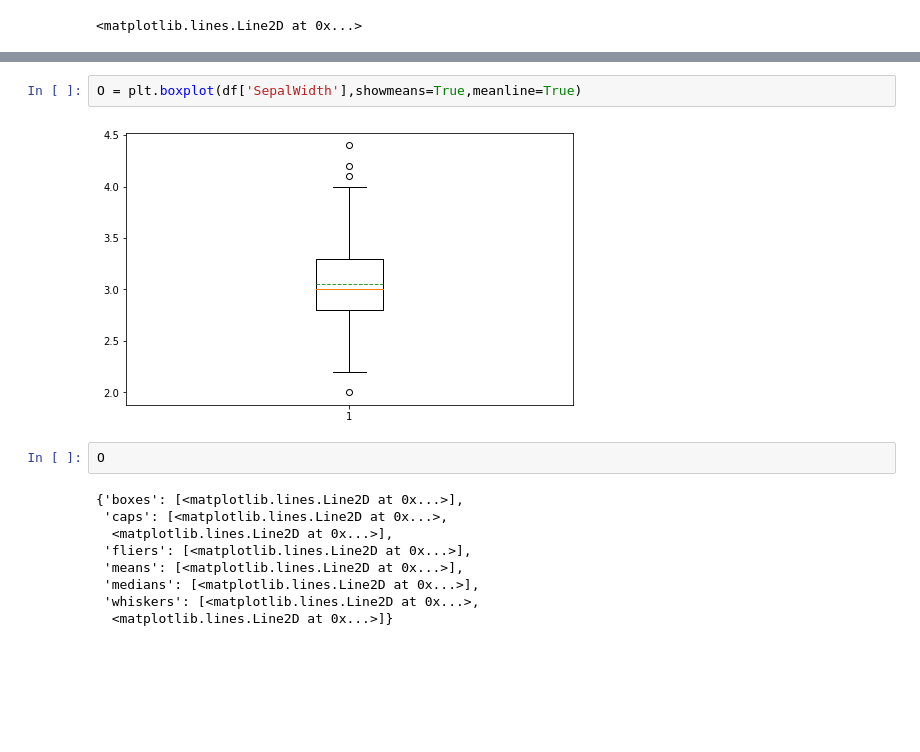
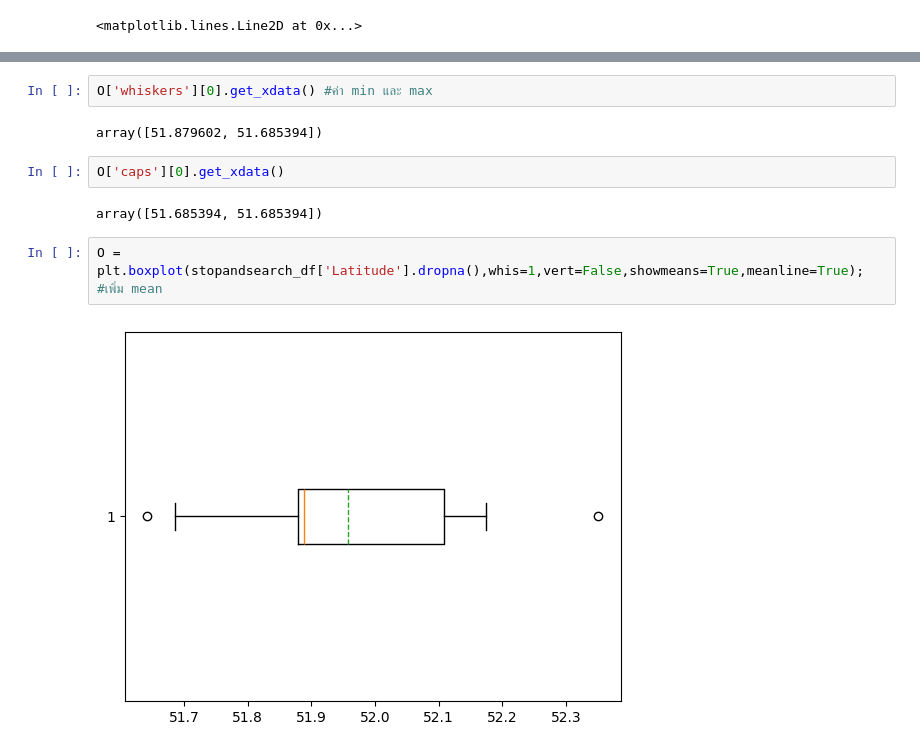
Before and after one commit to jangInw007/dataviz2025, a Jupyter notebook: Visualize_Data_Distribution.ipynb, the cells around one changed output, grey strips where cells are left out. Cells and saved outputs as stored; diff of their text form; blank space fills up the shorter version.

```diff
--- a/Visualize_Data_Distribution.ipynb
+++ b/Visualize_Data_Distribution.ipynb
@@ -322,15 +371,12 @@ array([2. , 4.4, 4.1, 4.2])
+# %%
+O['whiskers'][0].get_xdata() #ค่า min และ max
+# %% [output]
+array([51.879602, 51.685394])
+# %%
+O['caps'][0].get_xdata()
+# %% [output]
+array([51.685394, 51.685394])
 # %%
-O = plt.boxplot(df['SepalWidth'],showmeans=True,meanline=True)
+O = plt.boxplot(stopandsearch_df['Latitude'].dropna(),whis=1,vert=False,showmeans=True,meanline=True); #เพิ่ม mean
 # %% [output]
-[figure, old version]
+[figure, new version]
-# %%
-O
-# %% [output]
-{'boxes': [<matplotlib.lines.Line2D at 0x...>],
- 'caps': [<matplotlib.lines.Line2D at 0x...>,
-  <matplotlib.lines.Line2D at 0x...>],
- 'fliers': [<matplotlib.lines.Line2D at 0x...>],
- 'means': [<matplotlib.lines.Line2D at 0x...>],
- 'medians': [<matplotlib.lines.Line2D at 0x...>],
- 'whiskers': [<matplotlib.lines.Line2D at 0x...>,
-  <matplotlib.lines.Line2D at 0x...>]}
```
Also changed, not shown: parts of 34 cells of this notebook.
